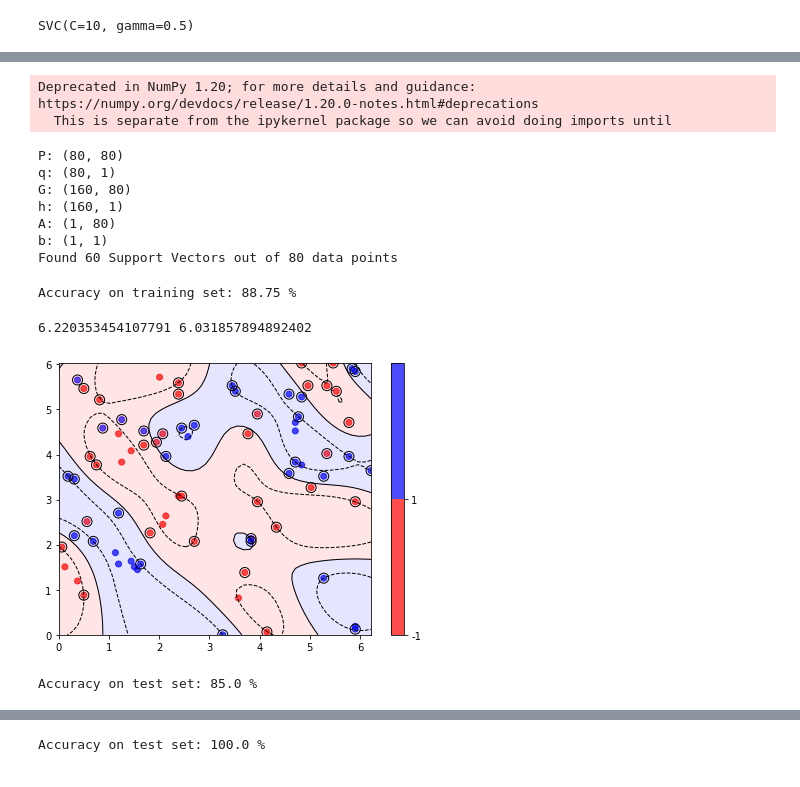
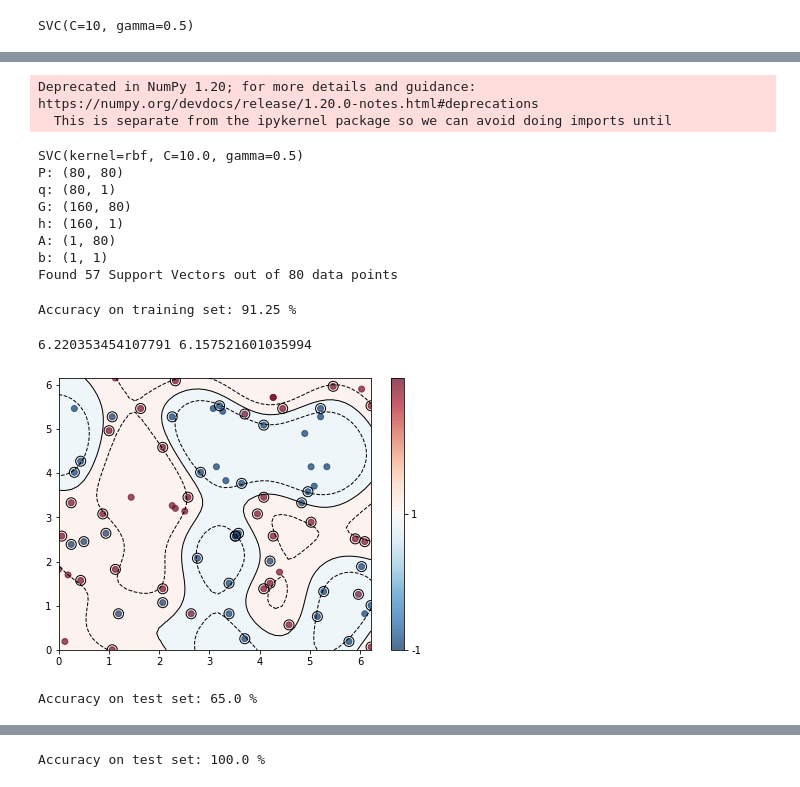
Before and after one commit to mforstenhaeusler/Quantum-Support-Vector-Machines, a Jupyter notebook: SVM-3.ipynb, the cells around one changed output, grey strips where cells are left out. Cells and saved outputs as stored; diff of their text form; code cells hidden in the pictures.

```diff
--- a/SVM-3.ipynb
+++ b/SVM-3.ipynb
@@ -648,4 +722,6 @@ train_features, train_labels, test_features, test_labels, adhoc_total = ad_hoc_d
     gap=0.3,
     plot_data=False, one_hot=False, include_sample_total=True
 )
+# %%
+train_features, train_labels, test_features, test_labels, adhoc_total = datasets[-1]
 # %%
@@ -677,7 +753,3 @@ plt.show()
-# %%
-#convert labels
-train_labels[train_labels == 0] = -1
-test_labels[test_labels == 0] = -1
 # %%
 train_labels
 # %% [output]
@@ -693,6 +761,7 @@ train_features.shape, train_labels.shape, X_xor_train.shape, y_xor_train.shape
 # %%
 # baseline
-baseline_rbf_kernel_SVC.fit(train_features, train_labels)
+adhoc_basline_rbf = baseline_rbf_kernel_SVC
+adhoc_basline_rbf.fit(train_features, train_labels)
 # %% [output]
 SVC(C=10, gamma=0.5)
 # %%
@@ -713,26 +769,27 @@ y_xor_train, train_labels.asty
 # %%
-rbf_kernelSVC = kernelSVC(None, kernel='rbf', C=10)
+adhoc_rbf_SVC = kernelSVC(None, kernel='rbf', C=10)
 
-rbf_kernelSVC.fit(train_features, train_labels.astype(np.float))
+adhoc_rbf_SVC.fit(train_features, train_labels.astype(np.float))
 # %% [output]
 Deprecated in NumPy 1.20; for more details and guidance: https://numpy.org/devdocs/release/1.20.0-notes.html#deprecations
   This is separate from the ipykernel package so we can avoid doing imports until
+SVC(kernel=rbf, C=10.0, gamma=0.5)
 P: (80, 80)
 q: (80, 1)
 G: (160, 80)
 h: (160, 1)
 A: (1, 80)
 b: (1, 1)
-Found 60 Support Vectors out of 80 data points
+Found 57 Support Vectors out of 80 data points
-Accuracy on training set: 88.75 %
+Accuracy on training set: 91.25 %
 # %%
-rbf_kernelSVC.plot(train_features, train_labels, cmap)
+adhoc_rbf_SVC.plot(train_features, train_labels, cmap)
 # %% [output]
-6.220353454107791 6.031857894892402
+6.220353454107791 6.157521601035994
-[figure, old version]
+[figure, new version]
 # %%
-y_adhoc_pred_rbf = rbf_kernelSVC.predict(test_features)
+y_adhoc_pred_rbf = adhoc_rbf_SVC.predict(test_features)
 
-accuracy(test_labels, y_adhoc_pred_rbf, mode='test')
+accuracy(test_labels, y_adhoc_pred_rbf, True, mode='test')
 # %% [output]
-Accuracy on test set: 85.0 %
+Accuracy on test set: 65.0 %
```
Also changed, not shown: parts of 31 cells of this notebook, 16 other files.
